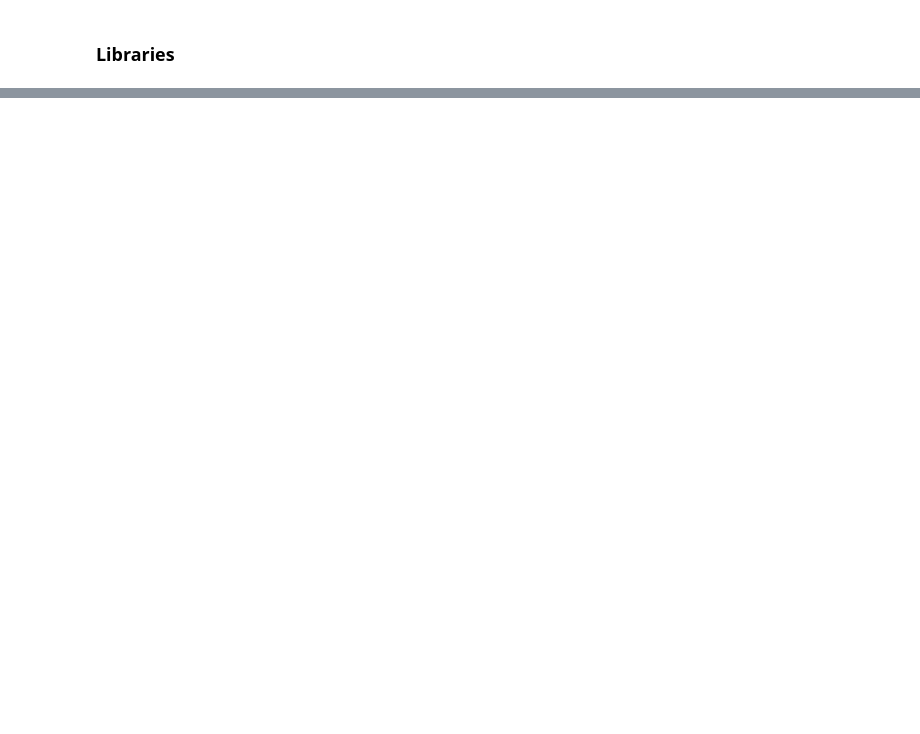
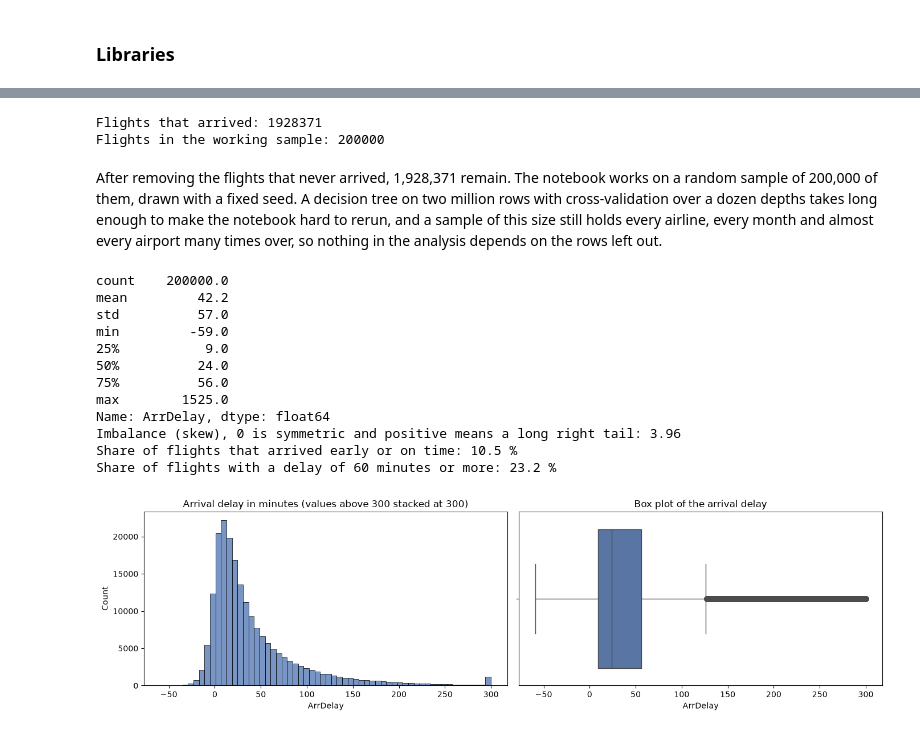
Before and after one commit to Jonathansl17/jarvis, a Jupyter notebook: flight_delay_regression/flight_delay_regression.ipynb, the cells around one changed output, grey strips where cells are left out. Drawn from its saved outputs; the diff is of its cells as text; code cells hidden in the pictures; blank space fills up the shorter version.

```diff
--- a/flight_delay_regression/flight_delay_regression.ipynb
+++ b/flight_delay_regression/flight_delay_regression.ipynb
@@ -119,0 +50,5 @@ To be developed.
+# %%
+path = kagglehub.dataset_download('giovamata/airlinedelaycauses')
+print('Path to dataset files:', path)
+flights = pd.read_csv(os.path.join(path, 'DelayedFlights.csv'), low_memory=False)
+flights.head()
@@ -119,0 +113,41 @@ To be developed.
+# %%
+# Keep the flights that arrived, and take a random sample of the file
+flights = flights[(flights['Cancelled'] == 0) & (flights['Diverted'] == 0) & flights['ArrDelay'].notna()]
+print("Flights that arrived:", len(flights))
+
+SAMPLE_SIZE = 200000
+flights = flights.sample(SAMPLE_SIZE, random_state=RANDOM_STATE).reset_index(drop=True)
+print("Flights in the working sample:", len(flights))
+# %% [output]
+Flights that arrived: 1928371
+Flights in the working sample: 200000
+# %% [markdown]
+After removing the flights that never arrived, 1,928,371 remain. The notebook works on a random sample of 200,000 of them, drawn with a fixed seed. A decision tree on two million rows with cross-validation over a dozen depths takes long enough to make the notebook hard to rerun, and a sample of this size still holds every airline, every month and almost every airport many times over, so nothing in the analysis depends on the rows left out.
+# %%
+# The target: distribution and how much of it is a large delay
+print(flights['ArrDelay'].describe().round(1))
+print("Imbalance (skew), 0 is symmetric and positive means a long right tail:", round(flights['ArrDelay'].skew(), 2))
+print("Share of flights that arrived early or on time:", round((flights['ArrDelay'] <= 0).mean() * 100, 1), "%")
+print("Share of flights with a delay of 60 minutes or more:", round((flights['ArrDelay'] >= 60).mean() * 100, 1), "%")
+
+fig, axes = plt.subplots(1, 2, figsize=(14, 4))
+sns.histplot(flights['ArrDelay'].clip(upper=300), bins=60, ax=axes[0], color='#4c72b0')
+axes[0].set_title('Arrival delay in minutes (values above 300 stacked at 300)')
+sns.boxplot(x=flights['ArrDelay'].clip(upper=300), ax=axes[1], color='#4c72b0')
+axes[1].set_title('Box plot of the arrival delay')
+plt.tight_layout()
+plt.show()
+# %% [output]
+count    200000.0
+mean         42.2
+std          57.0
+min         -59.0
+25%           9.0
+50%          24.0
+75%          56.0
+max        1525.0
+Name: ArrDelay, dtype: float64
+Imbalance (skew), 0 is symmetric and positive means a long right tail: 3.96
+Share of flights that arrived early or on time: 10.5 %
+Share of flights with a delay of 60 minutes or more: 23.2 %
+[figure, added]
```
Also changed, not shown: parts of 56 cells of this notebook, 1 other file.
